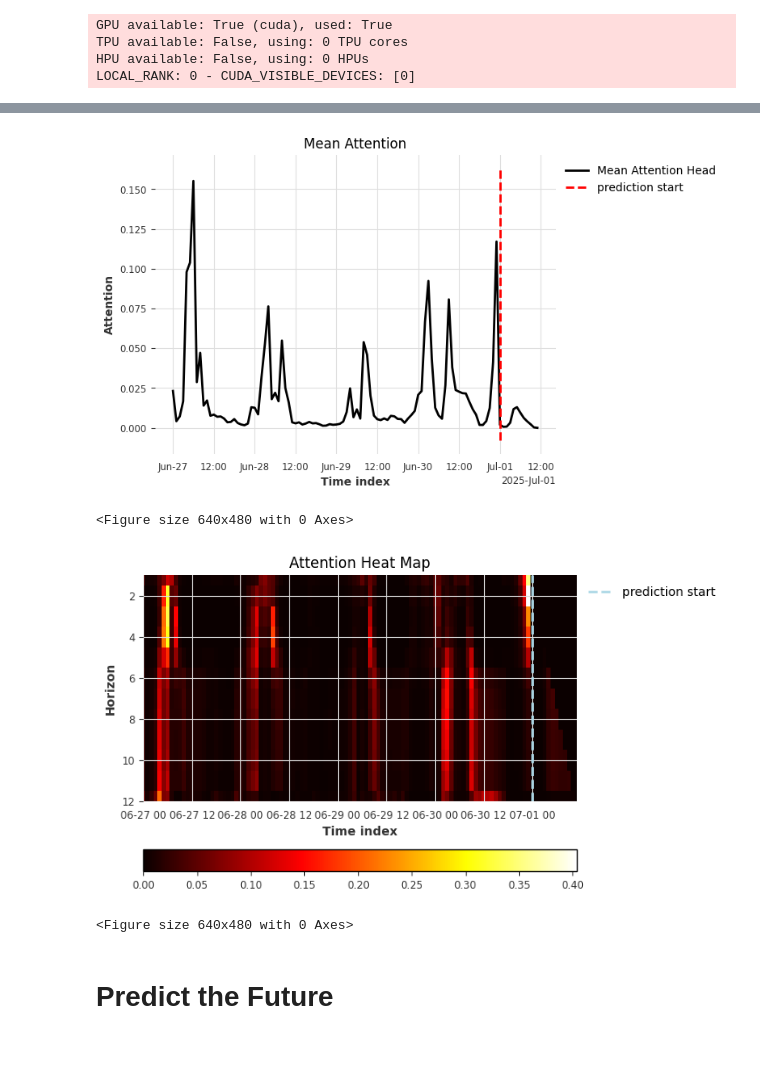
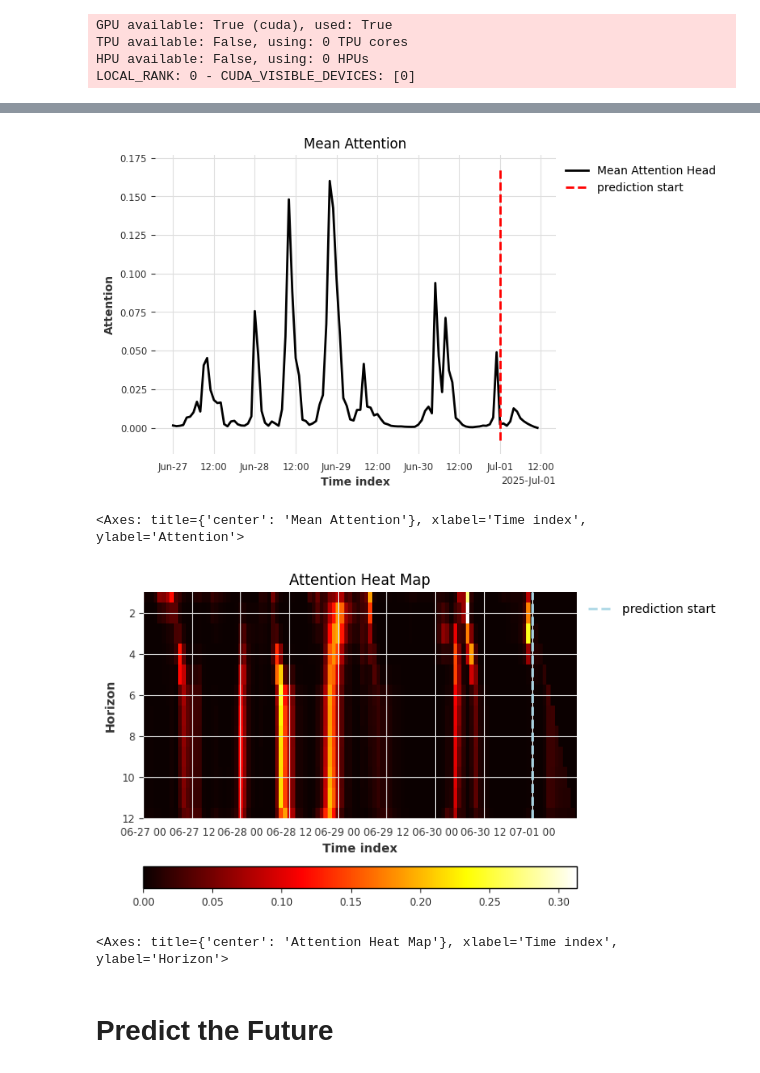
Before and after one commit to dendraap/thesis, a Jupyter notebook: notebooks/tft_inference.ipynb, the cells around one changed output, grey strips where cells are left out. Saved outputs shown, nothing was run; the diff lists cells and outputs as text; code cells hidden in the pictures.

```diff
--- a/notebooks/tft_inference.ipynb
+++ b/notebooks/tft_inference.ipynb
@@ -787,15 +790,15 @@ plt.savefig('../reports/figures/tft/attention_all.png', dpi=300)
 # %%
 # Attention mechanism 2
-explainer.plot_attention(results, plot_type = 'time', show_index_as='time')
+explainer.plot_attention(explainer_results, plot_type = 'time', show_index_as='time')
 # %% [output]
-[figure, old version]
+[figure, new version]
-<Figure size 640x480 with 0 Axes>
+<Axes: title={'center': 'Mean Attention'}, xlabel='Time index', ylabel='Attention'>
 # %%
 # Attention mechanism 3
-explainer.plot_attention(results, plot_type = 'heatmap', show_index_as='time')
+explainer.plot_attention(explainer_results, plot_type = 'heatmap', show_index_as='time')
 # %% [output]
-[figure, old version]
+[figure, new version]
-<Figure size 640x480 with 0 Axes>
+<Axes: title={'center': 'Attention Heat Map'}, xlabel='Time index', ylabel='Horizon'>
 # %% [markdown]
 # Predict the Future
 # %%
```
Also changed, not shown: parts of 13 cells of this notebook, 20 other files.
